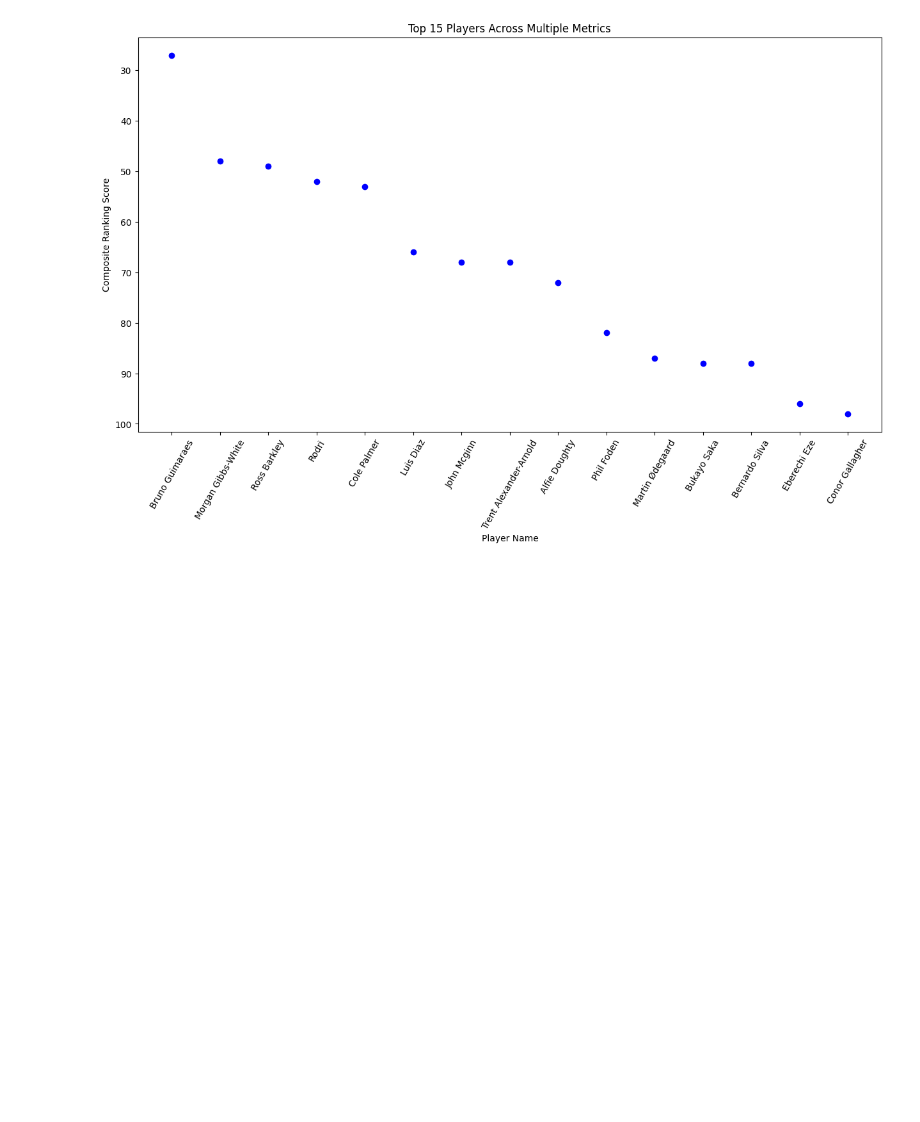
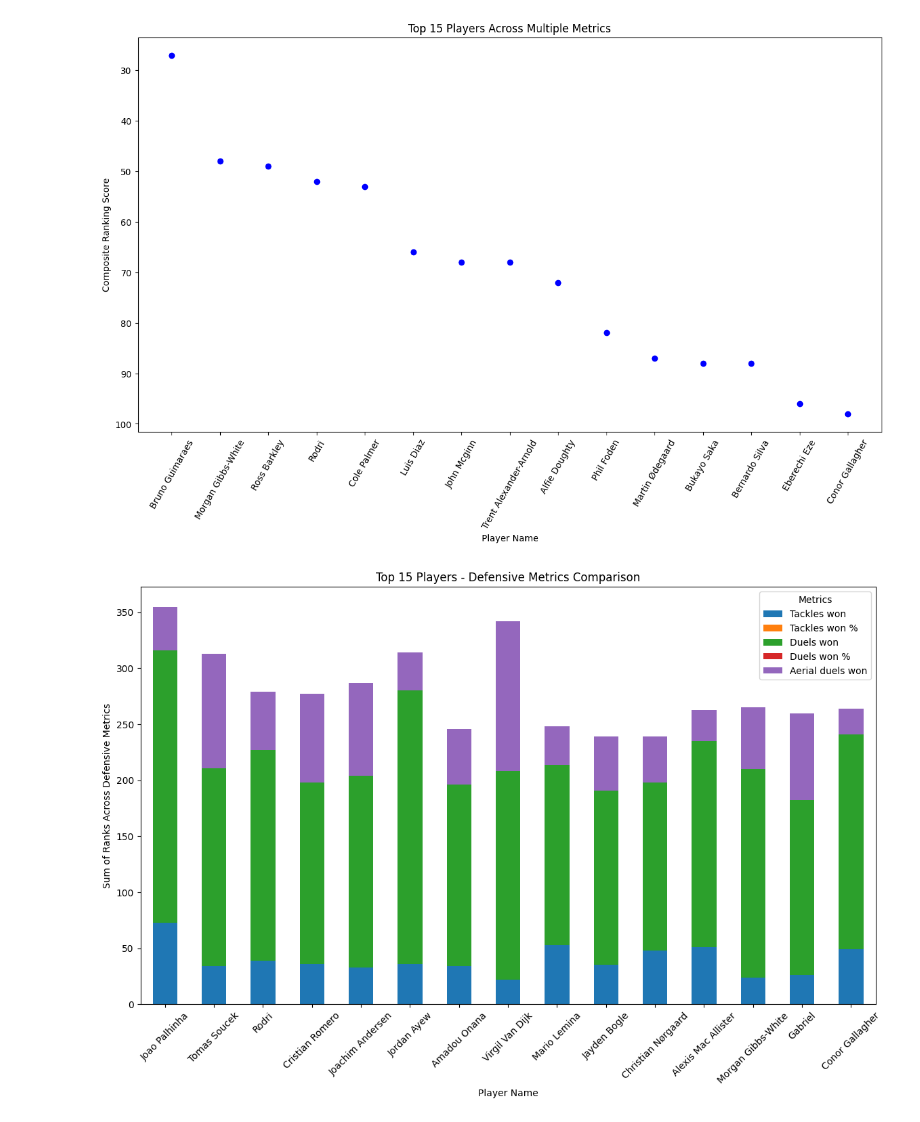
Before and after one commit to medrees-1000/Scraper-Project, a Jupyter notebook: testeing.ipynb, the cells around one changed output. Saved outputs shown, nothing was run; the diff lists cells and outputs as text; code cells hidden in the pictures; blank space fills up the shorter version.

```diff
--- a/testeing.ipynb
+++ b/testeing.ipynb
@@ -408,3 +409,31 @@ plt.gca().invert_yaxis()  # Lower score is better
 plt.show()
 # %% [output]
 [figure]
+# %%
+# Convert to numeric if not already
+defensive_metrics = ['Tackles won', 'Tackles won %', 'Duels won', 'Duels won %', 'Aerial duels won']
+footBall[defensive_metrics] = footBall[defensive_metrics].apply(pd.to_numeric, errors='coerce')
+
+# Rank players based on each defensive metric
+for metric in defensive_metrics:
+    footBall[metric + ' Rank'] = footBall[metric].rank(method='average', ascending=False)
+
+# Create a combined score by averaging ranks
+footBall['Defensive Score'] = footBall[[metric + ' Rank' for metric in defensive_metrics]].mean(axis=1)
+
+# Select the top 15 players based on the defensive score
+top_defensive_players = footBall.nsmallest(15, 'Defensive Score')
+# %%
+top_defensive_data = top_defensive_players.set_index('Name')[defensive_metrics]
+colors = ['#1f77b4', '#ff7f0e', '#2ca02c', '#d62728', '#9467bd']  # Change these colors as needed
+
+# Plotting the stacked bar chart
+top_defensive_data.plot(kind='bar', stacked=True, figsize=(14, 8), color=colors)
+plt.title('Top 15 Players - Defensive Metrics Comparison')
+plt.xlabel('Player Name')
+plt.ylabel('Sum of Ranks Across Defensive Metrics')
+plt.xticks(rotation=45)
+plt.legend(title='Metrics', labels=defensive_metrics)
+plt.show()
+# %% [output]
+[figure, added]
```
Also changed, not shown: parts of 1 cell of this notebook.
